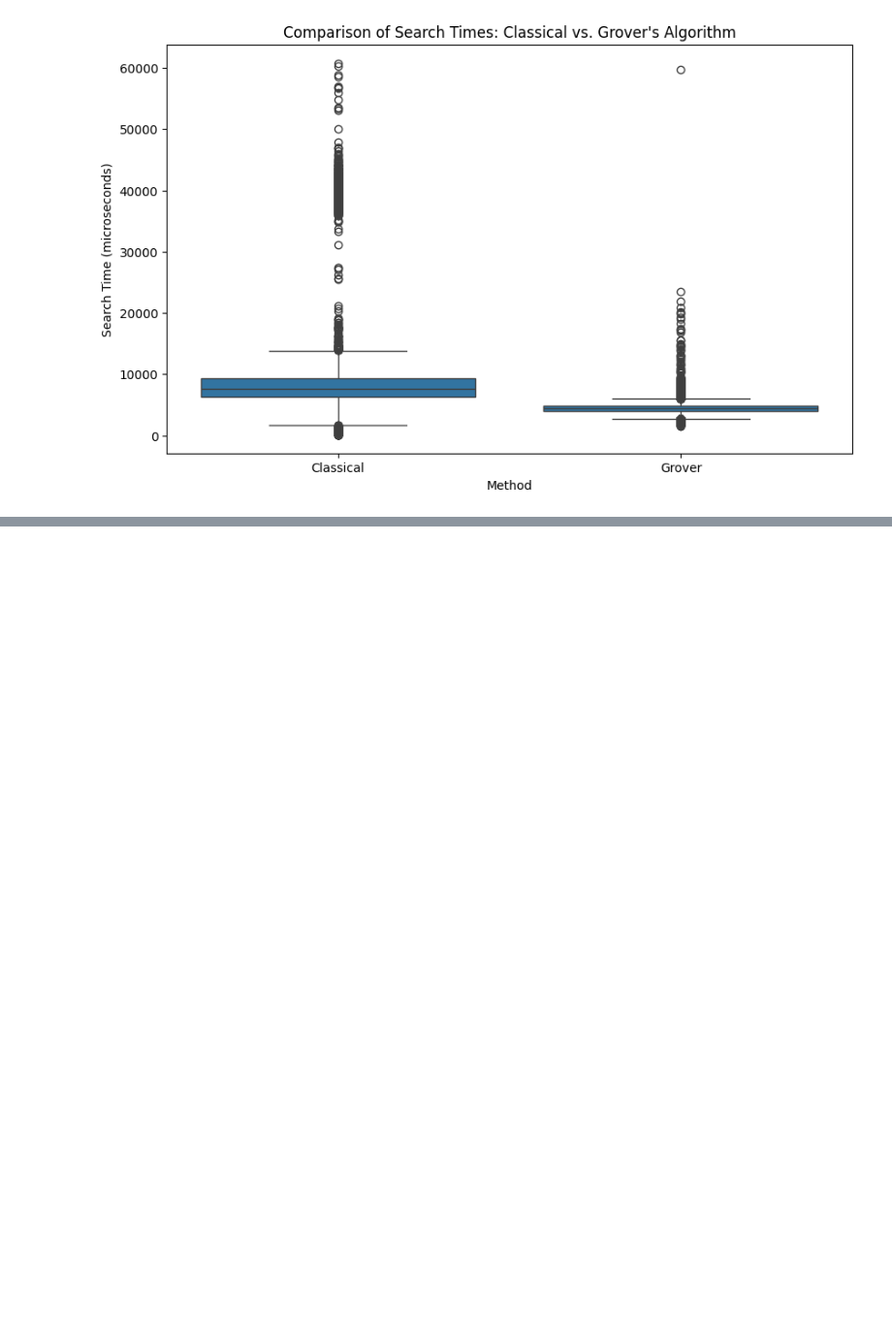
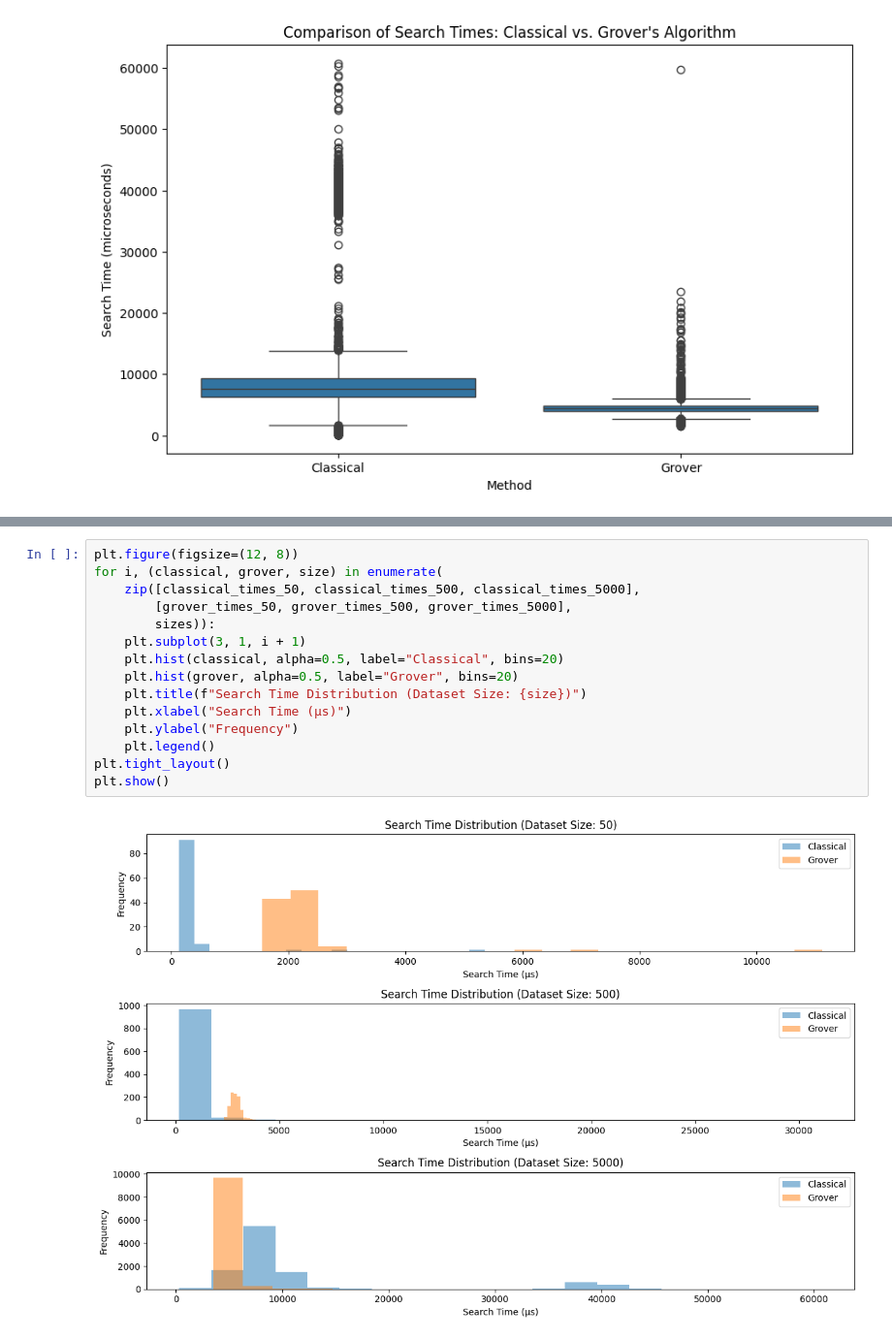
Before and after one commit to rallenalle68/classical_vs_grovers_algorithm, a Jupyter notebook: Grover.ipynb, the cells around one changed output, grey strips where cells are left out. Shown: that part at 97% size. Drawn from its saved outputs; the diff is of its cells as text; blank space fills up the shorter version.

```diff
--- a/Grover.ipynb
+++ b/Grover.ipynb
@@ -569,0 +609,17 @@ Average time for Grover's Algorithm: 4449.44 microseconds
+# %%
+plt.figure(figsize=(12, 8))
+for i, (classical, grover, size) in enumerate(
+    zip([classical_times_50, classical_times_500, classical_times_5000],
+        [grover_times_50, grover_times_500, grover_times_5000],
+        sizes)):
+    plt.subplot(3, 1, i + 1)
+    plt.hist(classical, alpha=0.5, label="Classical", bins=20)
+    plt.hist(grover, alpha=0.5, label="Grover", bins=20)
+    plt.title(f"Search Time Distribution (Dataset Size: {size})")
+    plt.xlabel("Search Time (µs)")
+    plt.ylabel("Frequency")
+    plt.legend()
+plt.tight_layout()
+plt.show()
+# %% [output]
+[figure, added]
```
Also changed, not shown: parts of 4 cells of this notebook.
